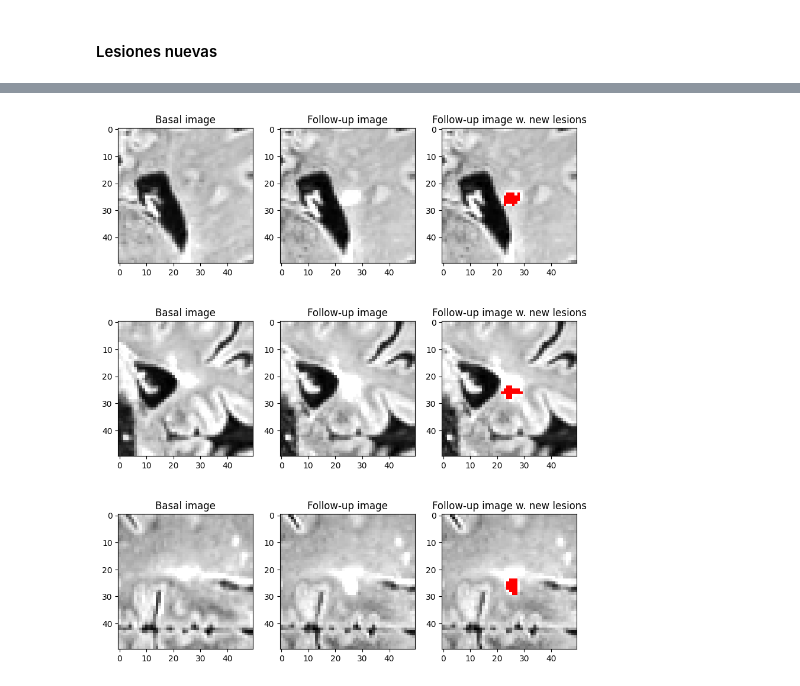
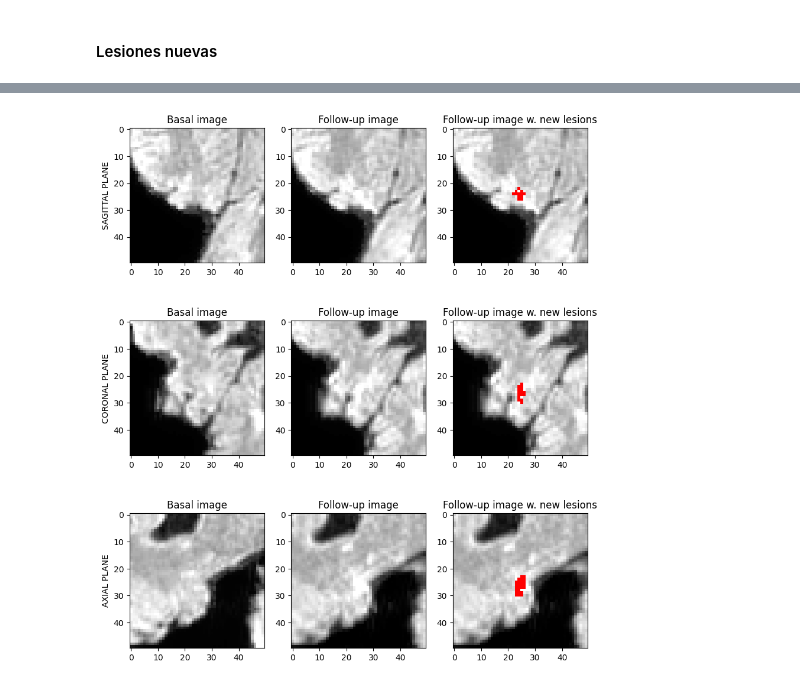
Before and after one commit to ander-elkoroaristizabal/nnunet-ms-segmentation, a Jupyter notebook: custom_scripts/F_evaluate_qualitative.ipynb, the cells around one changed output, grey strips where cells are left out. Cells and saved outputs as stored; diff of their text form; code cells hidden in the pictures.

```diff
--- a/custom_scripts/F_evaluate_qualitative.ipynb
+++ b/custom_scripts/F_evaluate_qualitative.ipynb
@@ -342,5 +52,3 @@ import custom_scripts.F_evaluate_quantitative as equant
-# %%
-equant.TEST_PREDICTIONS_FOLDER = TEST_PREDICTIONS_FOLDER
 # %%
 import nibabel as nib
 import numpy as np
@@ -352,6 +62,6 @@ test_ids = sorted({file_name.split(".")[0][:-5] for file_name in test_images})
 # %%
-sample_case_num_idx = 7  # or sample from range(len(test_ids))
-sample_case_id = test_ids[sample_case_num_idx]
+# sample_case_num_idx = 7  # or sample from range(len(test_ids))
+sample_case_id = "018"  # test_ids[sample_case_num_idx]
 sample_labels_path, sample_predictions_path = equant.get_paths(case_id=sample_case_id, test_dataset=TEST_DATASET,
                                                                labels=True, preds=True)
 # %%
@@ -573,7 +307,7 @@ true_new_lesion_locations = get_lesions_locations(labels=sample_labels, lesion_c
 pred_new_lesion_locations = get_lesions_locations(labels=sample_predictions, lesion_class=2)
 new_lesion_locations = true_new_lesion_locations + pred_new_lesion_locations
 # %%
-sample_new_lesion_idx = np.random.choice(np.arange(len(new_lesions_placements)))
-sample_new_lesion = new_lesions_placements[sample_new_lesion_idx]
+sample_new_lesion_idx = np.random.choice(np.arange(len(true_new_lesion_locations)))
+sample_new_lesion = true_new_lesion_locations[sample_new_lesion_idx]
 sample_new_lesion
 # %% [output]
@@ -592,6 +326,7 @@ def plot_new_lesion(b_im, fu_im, labels, central_voxel, patch_size: int = 25):
     f, (r1, r2, r3) = plt.subplots(3, 3, figsize=(10, 12))
     # Plano sagital:
     s_zoom = np.s_[central_voxel[0], c_limits[0]:c_limits[1], a_limits[0]: a_limits[1]]
+    r1[0].set_ylabel("SAGITTAL PLANE")
     # Basal
     _ = r1[0].imshow(b_im[s_zoom], cmap='gray')
     r1[0].set_title('Basal image')
@@ -604,6 +339,7 @@ def plot_new_lesion(b_im, fu_im, labels, central_voxel, patch_size: int = 25):
     r1[2].set_title('Follow-up image w. new lesions')
     # Plano coronal:
     c_zoom = np.s_[s_limits[0]:s_limits[1], central_voxel[1], a_limits[0]: a_limits[1]]
+    r2[0].set_ylabel("CORONAL PLANE")
     # Basal
     _ = r2[0].imshow(b_im[c_zoom], cmap='gray')
     r2[0].set_title('Basal image')
@@ -616,6 +352,7 @@ def plot_new_lesion(b_im, fu_im, labels, central_voxel, patch_size: int = 25):
     r2[2].set_title('Follow-up image w. new lesions')
     # Plano axial:
     a_zoom = np.s_[s_limits[0]:s_limits[1], c_limits[0]: c_limits[1], central_voxel[2]]
+    r3[0].set_ylabel("AXIAL PLANE")
     # Basal
     _ = r3[0].imshow(b_im[a_zoom], cmap='gray')
     r3[0].set_title('Basal image')
@@ -628,10 +365,10 @@ def plot_new_lesion(b_im, fu_im, labels, central_voxel, patch_size: int = 25):
     r3[2].set_title('Follow-up image w. new lesions')
     return f
 # %%
-plot_new_lesion(b_im=sample_b_image, fu_im=sample_fu_image, labels=new_lesions,
-                central_voxel=sample_new_lesion, patch_size=25)
+_ = plot_new_lesion(b_im=sample_b_image, fu_im=sample_fu_image, labels=sample_labels,
+                    central_voxel=sample_new_lesion, patch_size=25)
 # %% [output]
-[figure, old version]
+[figure, new version]
 # %%
 new_lesion_confusion_array = get_lesion_confusion_array(labels=sample_labels, predictions=sample_predictions,
                                                         lesion_class=2, masked=True)
```
Also changed, not shown: parts of 57 cells of this notebook, 3 other files.
